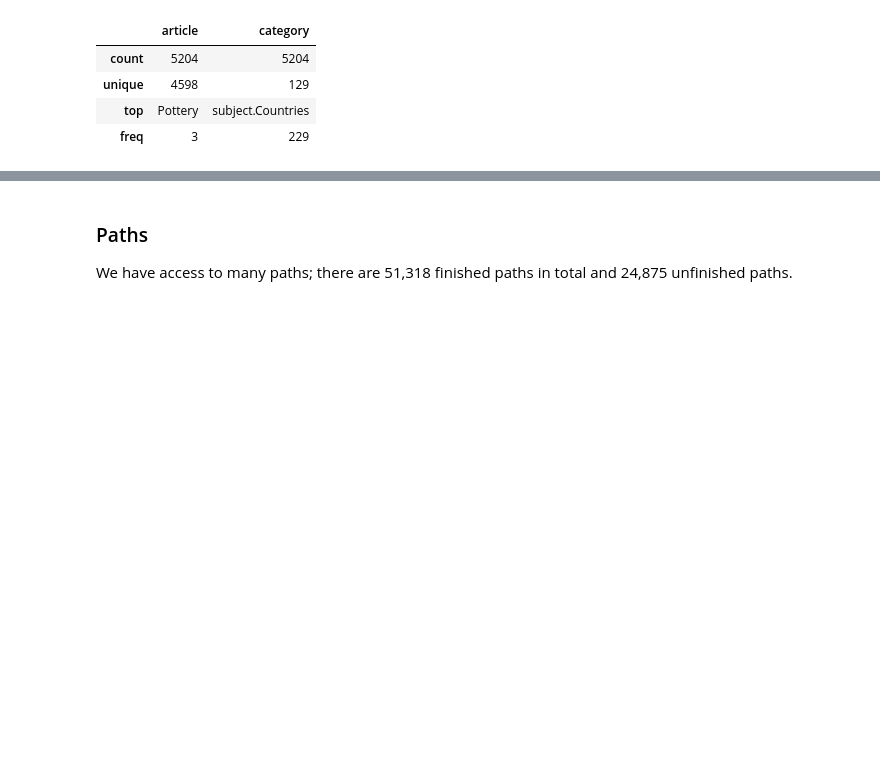
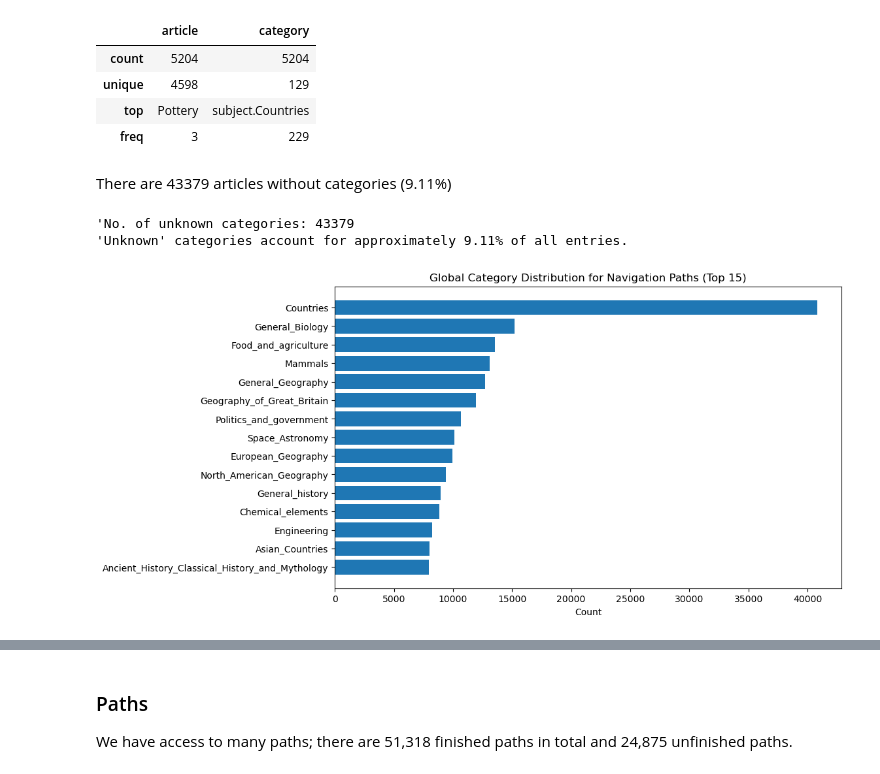
Before and after one commit to au-nlp/project-milestone-p2-group11, a Jupyter notebook: main.ipynb, the cells around one changed output, grey strips where cells are left out. Cells and saved outputs as stored; diff of their text form; code cells hidden in the pictures; blank space fills up the shorter version.

```diff
--- a/main.ipynb
+++ b/main.ipynb
@@ -96,3 +100,50 @@ categories.describe()
 | unique | 4598 | 129 |
 | top | Pottery | subject.Countries |
 | freq | 3 | 229 |
+# %% [markdown]
+There are 43379 articles without categories (9.11%)
+# %%
+# Only finished paths (perhaps a better idea for the salluviate plot?)
+df_finished = df[df["source"] == "finished"].copy()
+
+# Extract the category (final element) and create the article -> category mappings
+article_to_cat = (
+    categories.assign(cat_short=categories["category"].str.split(".").str[-1])
+    .groupby("article")["cat_short"]
+    .apply(list)
+    .to_dict()
+)
+
+# Map all articles in the navigation paths to its first category (mapping missing articles to 'unknown' as there is no category list available)
+article_cats = [article_to_cat.get(p, ["Unknown"])[0] for path in df["path"] for p in path.split(";")]
+# For finished path (not flattened): used for the  alluviate plot
+article_cats_finished = [[article_to_cat.get(p, ["Unknown"])[0] for p in path.split(";")]for path in df_finished["path"]]
+
+# Create dataframe using the mapped article caterogies
+cat_df = pd.DataFrame(
+    {"category": article_cats}
+).value_counts().reset_index(name="count").sort_values("count", ascending=False)
+
+# Remove missing articles
+cat_df_clean = cat_df[cat_df["category"] != "Unknown"].reset_index(drop=True)
+# %%
+# Count missing categories
+mis_count = cat_df.loc[cat_df["category"] == "Unknown", "count"].sum()
+mis_perc = mis_count / len(article_cats)
+
+# Prints
+print(f"'No. of unknown categories: {mis_count}")
+print(f"'Unknown' categories account for approximately {mis_perc:.2%} of all entries.")
+# %% [output]
+'No. of unknown categories: 43379
+'Unknown' categories account for approximately 9.11% of all entries.
+# %%
+# Plot the 15 top categories while excluding missing categories
+plt.figure(figsize=(10, 6))
+plt.barh(cat_df_clean.head(15)["category"], cat_df_clean.head(15)["count"])
+plt.xlabel("Count")
+plt.title("Global Category Distribution for Navigation Paths (Top 15)")
+plt.gca().invert_yaxis()
+plt.show()
+# %% [output]
+[figure, added]
```
Also changed, not shown: parts of 10 cells of this notebook.
